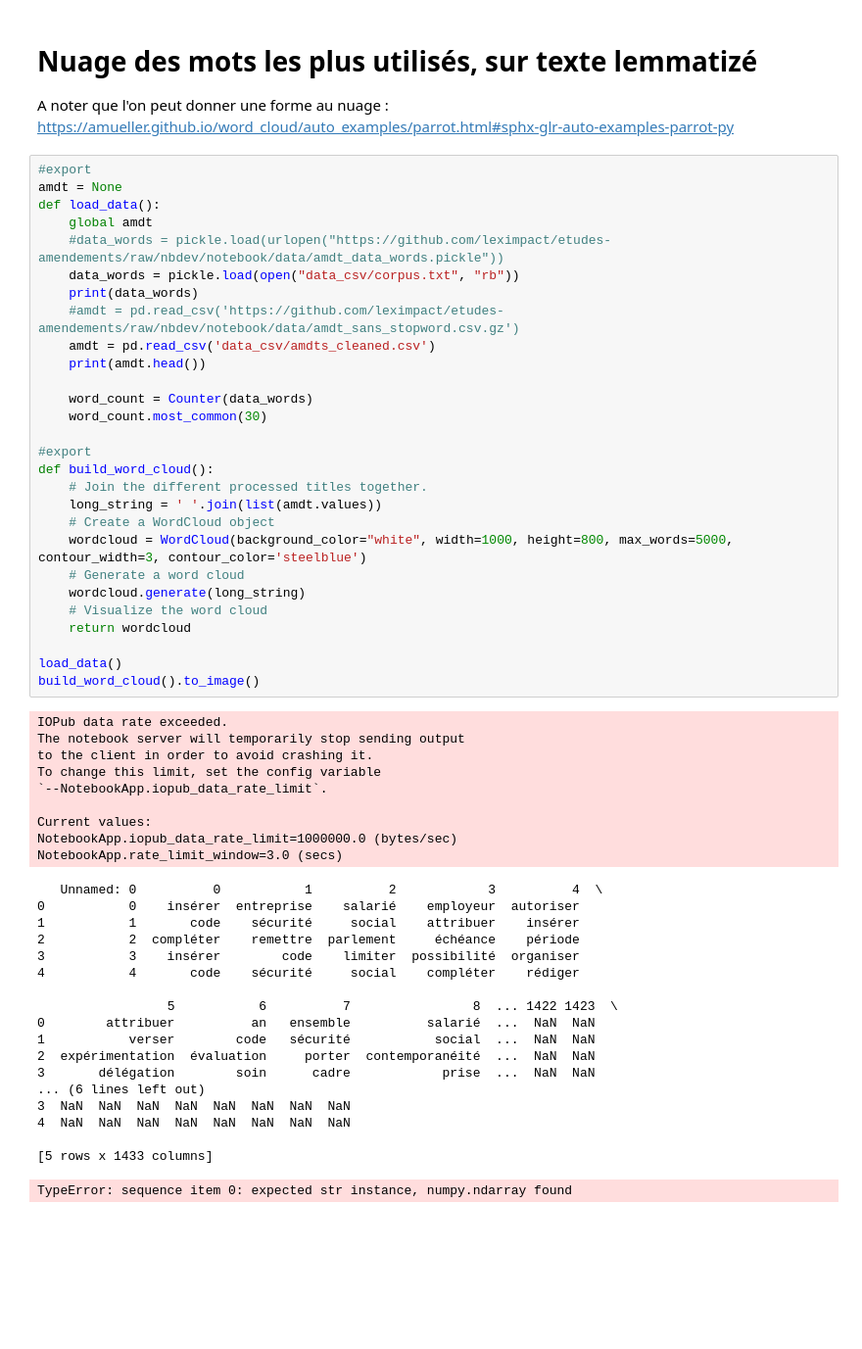
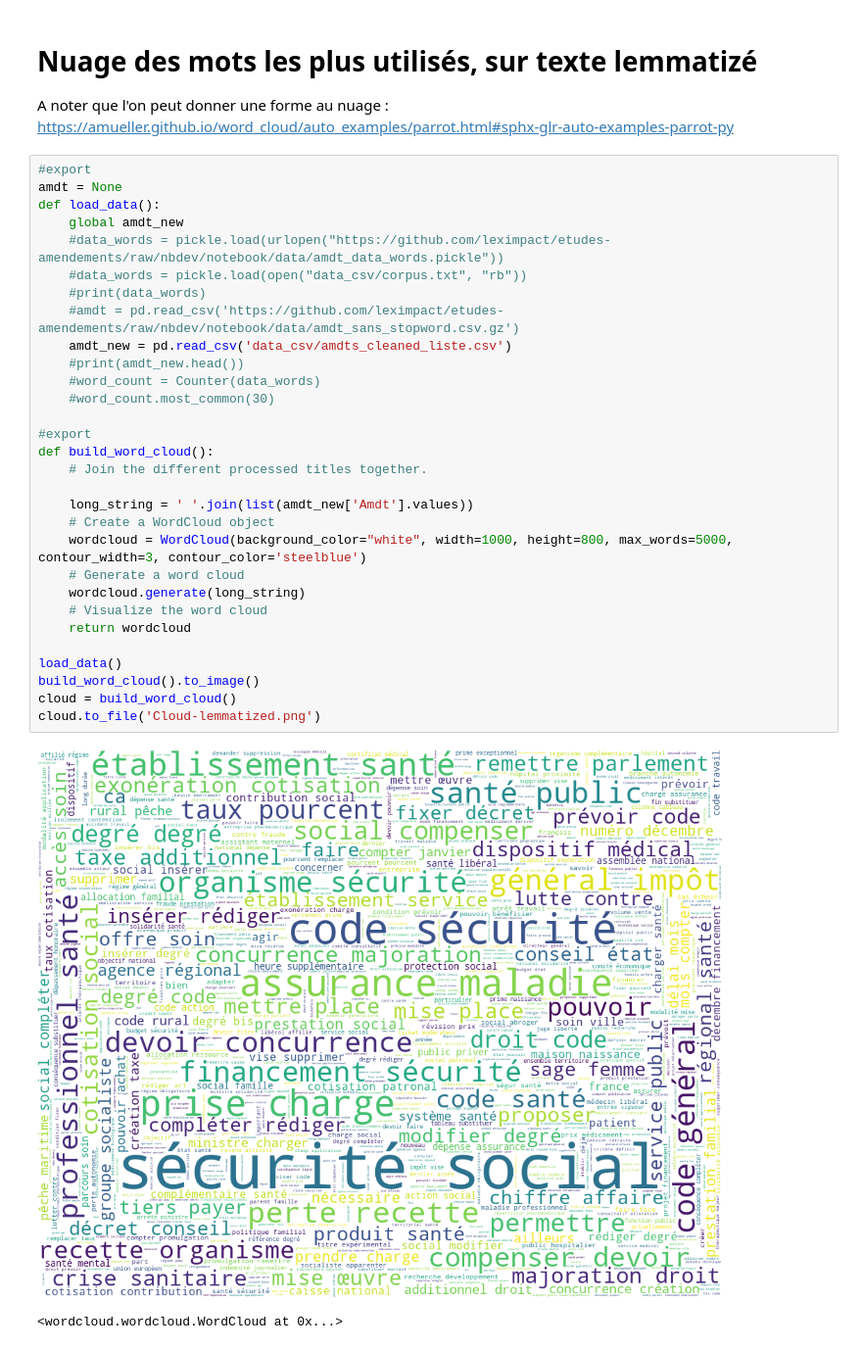
Before and after one commit to leximpact/etudes-amendements, a Jupyter notebook: notebook/02_word_count.ipynb, the cells around one changed output. Shown at 98% size. Cells and saved outputs as stored; diff of their text form; blank space fills up the shorter version.

Commit message:
Mise en place du WordCloud sur mots lemmatized

```diff
--- a/notebook/02_word_count.ipynb
+++ b/notebook/02_word_count.ipynb
@@ -60,56 +66,33 @@ A noter que l'on peut donner une forme au nuage : https://amueller.github.io/wor
 # %%
 #export
 amdt = None
 def load_data():
-    global amdt
+    global amdt_new
     #data_words = pickle.load(urlopen("https://github.com/leximpact/etudes-amendements/raw/nbdev/notebook/data/amdt_data_words.pickle"))
-    data_words = pickle.load(open("data_csv/corpus.txt", "rb"))
-    print(data_words)
+    #data_words = pickle.load(open("data_csv/corpus.txt", "rb"))
+    #print(data_words)
     #amdt = pd.read_csv('https://github.com/leximpact/etudes-amendements/raw/nbdev/notebook/data/amdt_sans_stopword.csv.gz')
-    amdt = pd.read_csv('data_csv/amdts_cleaned.csv')
-    print(amdt.head())
-
-    word_count = Counter(data_words)
-    word_count.most_common(30)
+    amdt_new = pd.read_csv('data_csv/amdts_cleaned_liste.csv')
+    #print(amdt_new.head())
+    #word_count = Counter(data_words)
+    #word_count.most_common(30)
 
 #export
 def build_word_cloud():
     # Join the different processed titles together.
-    long_string = ' '.join(list(amdt.values))
+
+    long_string = ' '.join(list(amdt_new['Amdt'].values))
     # Create a WordCloud object
     wordcloud = WordCloud(background_color="white", width=1000, height=800, max_words=5000, contour_width=3, contour_color='steelblue')
     # Generate a word cloud
     wordcloud.generate(long_string)
     # Visualize the word cloud
     return wordcloud
 
 load_data()
 build_word_cloud().to_image()
+cloud = build_word_cloud()
+cloud.to_file('Cloud-lemmatized.png')
 # %% [output]
+[figure, added]
-IOPub data rate exceeded.
-The notebook server will temporarily stop sending output
-to the client in order to avoid crashing it.
-To change this limit, set the config variable
-`--NotebookApp.iopub_data_rate_limit`.
-
-Current values:
-NotebookApp.iopub_data_rate_limit=1000000.0 (bytes/sec)
-NotebookApp.rate_limit_window=3.0 (secs)
+<wordcloud.wordcloud.WordCloud at 0x...>
-   Unnamed: 0          0           1          2            3          4  \
-0           0    insérer  entreprise    salarié    employeur  autoriser
-1           1       code    sécurité     social    attribuer    insérer
-2           2  compléter    remettre  parlement     échéance    période
-3           3    insérer        code    limiter  possibilité  organiser
-4           4       code    sécurité     social    compléter    rédiger
-
-                 5           6          7                8  ... 1422 1423  \
-0        attribuer          an   ensemble          salarié  ...  NaN  NaN
-1           verser        code   sécurité           social  ...  NaN  NaN
-2  expérimentation  évaluation     porter  contemporanéité  ...  NaN  NaN
-3       délégation        soin      cadre            prise  ...  NaN  NaN
-... (6 lines left out)
-3  NaN  NaN  NaN  NaN  NaN  NaN  NaN  NaN
-4  NaN  NaN  NaN  NaN  NaN  NaN  NaN  NaN
-
-[5 rows x 1433 columns]
-TypeError: sequence item 0: expected str instance, numpy.ndarray found
```
Also changed, not shown: parts of 4 cells of this notebook, 6 other files.
